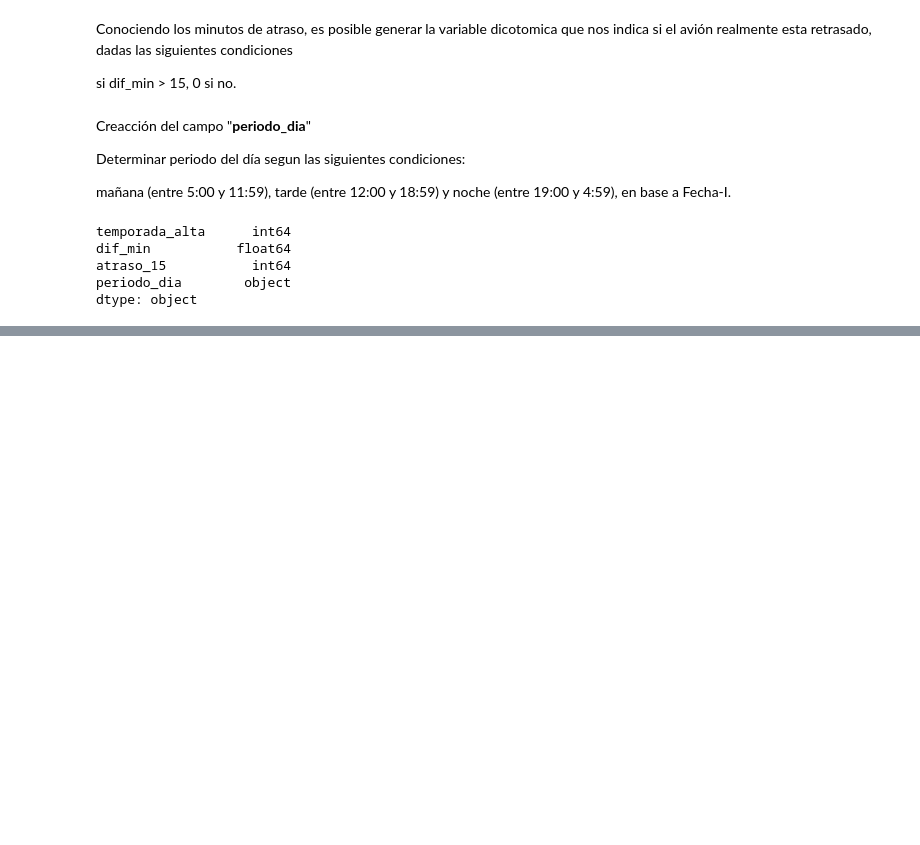
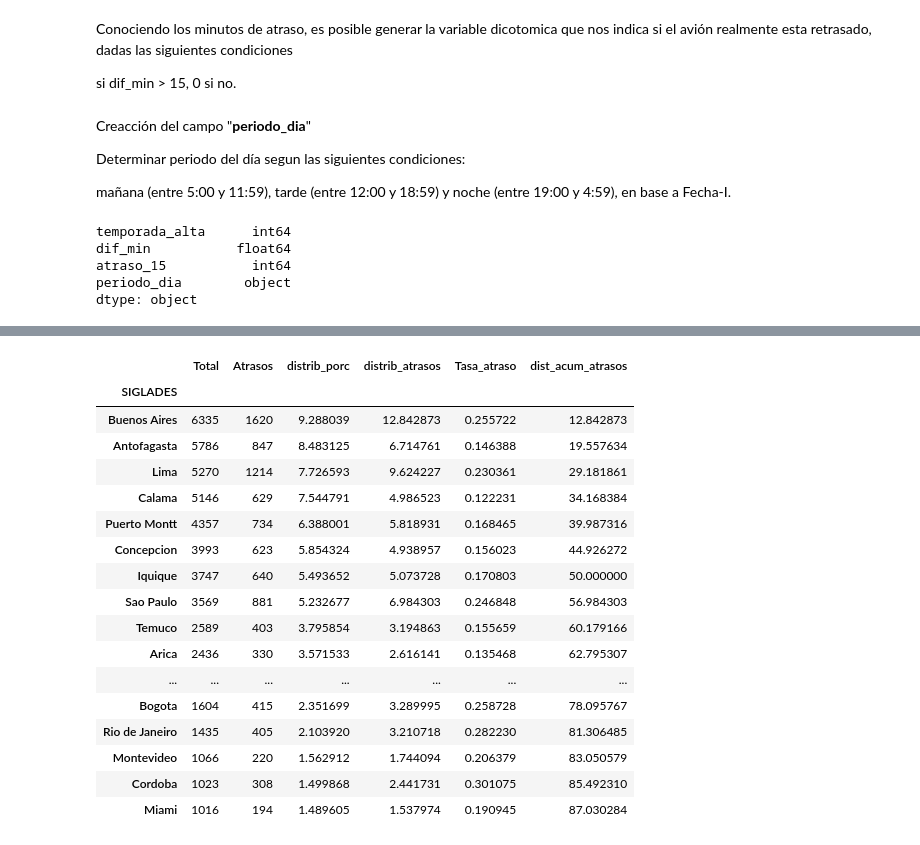
Before and after one commit to fabrizziosv91/Desafio_Latam, a Jupyter notebook: Solution.ipynb, the cells around one changed output, grey strips where cells are left out. Cells and saved outputs as stored; diff of their text form; code cells hidden in the pictures; blank space fills up the shorter version.

```diff
--- a/Solution.ipynb
+++ b/Solution.ipynb
@@ -446,0 +519,29 @@ df_sytethic.to_csv('synthetic_features.csv', index = False, header=True)
+# %%
+res_des = df[['SIGLADES','atraso_15']].groupby(by=['SIGLADES']).agg(Total=('SIGLADES', 'count'),
+                                                             Atrasos=('atraso_15', 'sum'))
+
+res_des['distrib_porc'] = (res_des['Total']/res_des['Total'].sum())*100
+res_des['distrib_atrasos'] = (res_des['Atrasos']/res_des['Atrasos'].sum())*100
+res_des['Tasa_atraso']= (res_des['Atrasos']/res_des['Total'])
+res_des = res_des.sort_values("Total", ascending=False)
+res_des['dist_acum_atrasos'] = res_des['distrib_atrasos'].cumsum()
+res_des.head(20)
+# %% [output]
+|  | Total | Atrasos | distrib_porc | distrib_atrasos | Tasa_atraso | dist_acum_atrasos |
+| SIGLADES |  |  |  |  |  |  |
+| Buenos Aires | 6335 | 1620 | 9.288039 | 12.842873 | 0.255722 | 12.842873 |
+| Antofagasta | 5786 | 847 | 8.483125 | 6.714761 | 0.146388 | 19.557634 |
+| Lima | 5270 | 1214 | 7.726593 | 9.624227 | 0.230361 | 29.181861 |
+| Calama | 5146 | 629 | 7.544791 | 4.986523 | 0.122231 | 34.168384 |
+| Puerto Montt | 4357 | 734 | 6.388001 | 5.818931 | 0.168465 | 39.987316 |
+| Concepcion | 3993 | 623 | 5.854324 | 4.938957 | 0.156023 | 44.926272 |
+| Iquique | 3747 | 640 | 5.493652 | 5.073728 | 0.170803 | 50.000000 |
+| Sao Paulo | 3569 | 881 | 5.232677 | 6.984303 | 0.246848 | 56.984303 |
+| Temuco | 2589 | 403 | 3.795854 | 3.194863 | 0.155659 | 60.179166 |
+| Arica | 2436 | 330 | 3.571533 | 2.616141 | 0.135468 | 62.795307 |
+| ... | ... | ... | ... | ... | ... | ... |
+| Bogota | 1604 | 415 | 2.351699 | 3.289995 | 0.258728 | 78.095767 |
+| Rio de Janeiro | 1435 | 405 | 2.103920 | 3.210718 | 0.282230 | 81.306485 |
+| Montevideo | 1066 | 220 | 1.562912 | 1.744094 | 0.206379 | 83.050579 |
+| Cordoba | 1023 | 308 | 1.499868 | 2.441731 | 0.301075 | 85.492310 |
+| Miami | 1016 | 194 | 1.489605 | 1.537974 | 0.190945 | 87.030284 |
```
Also changed, not shown: parts of 13 cells of this notebook.
